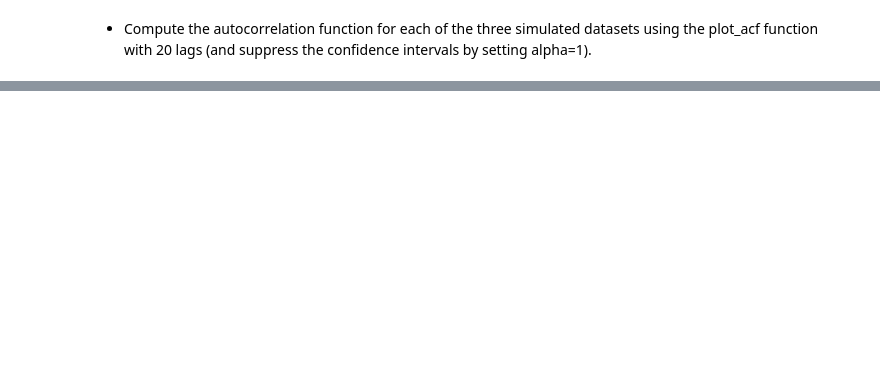
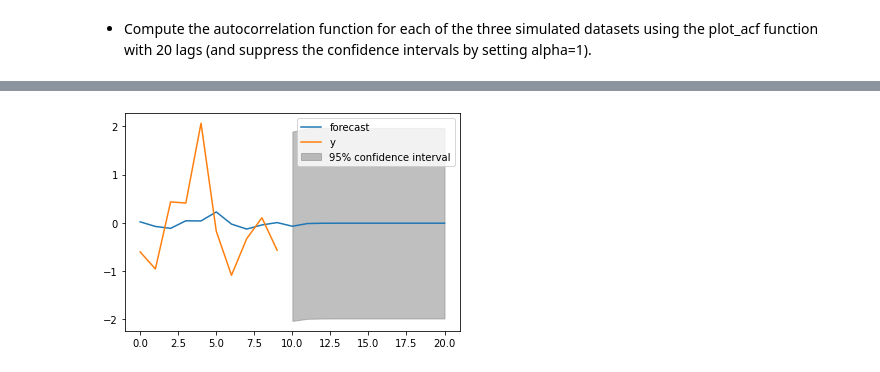
Before and after one commit to naikshubham/Forecasting-using-Python, a Jupyter notebook: Time-Series-Analysis/Time Series Analysis.ipynb, the cells around one changed output, grey strips where cells are left out. Cells and saved outputs as stored; diff of their text form; code cells hidden in the pictures; blank space fills up the shorter version.

```diff
--- a/Time-Series-Analysis/Time Series Analysis.ipynb
+++ b/Time-Series-Analysis/Time Series Analysis.ipynb
@@ -728,0 +811,8 @@ plt.show()
+# %%
+# forecast the first AR(1) model with phi=+0.3
+mod = ARMA(simulated_data_0_3, order=(1,0))
+res = mod.fit()
+res.plot_predict(start=990, end=1010)
+plt.show()
+# %% [output]
+[figure, added]
```
Also changed, not shown: parts of 30 cells of this notebook.
